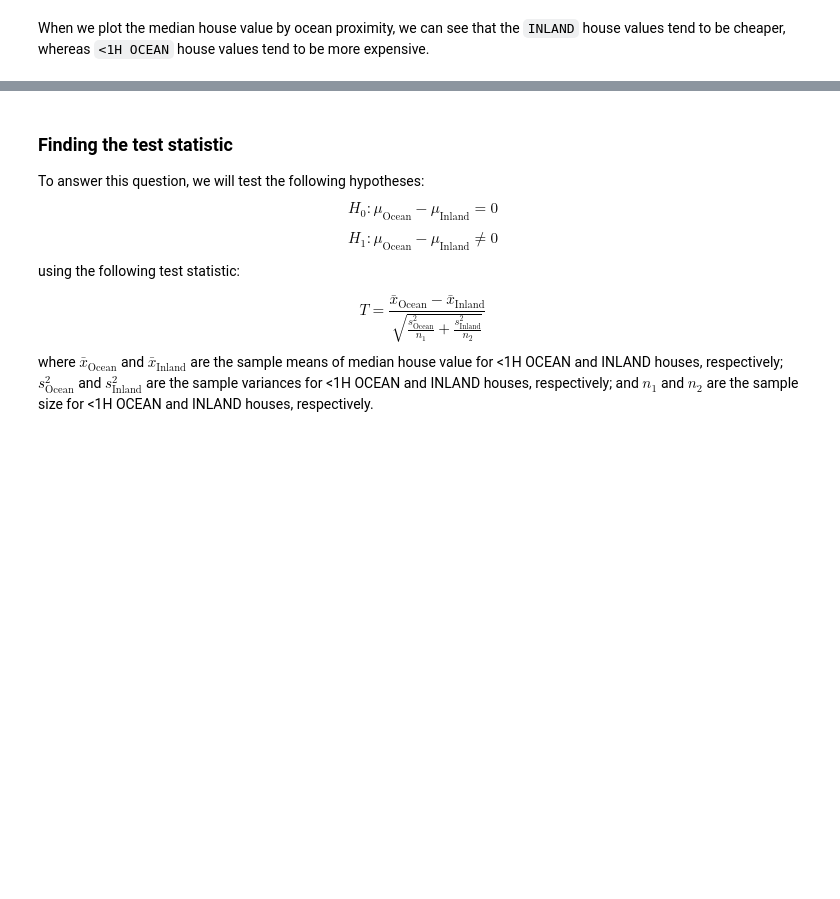
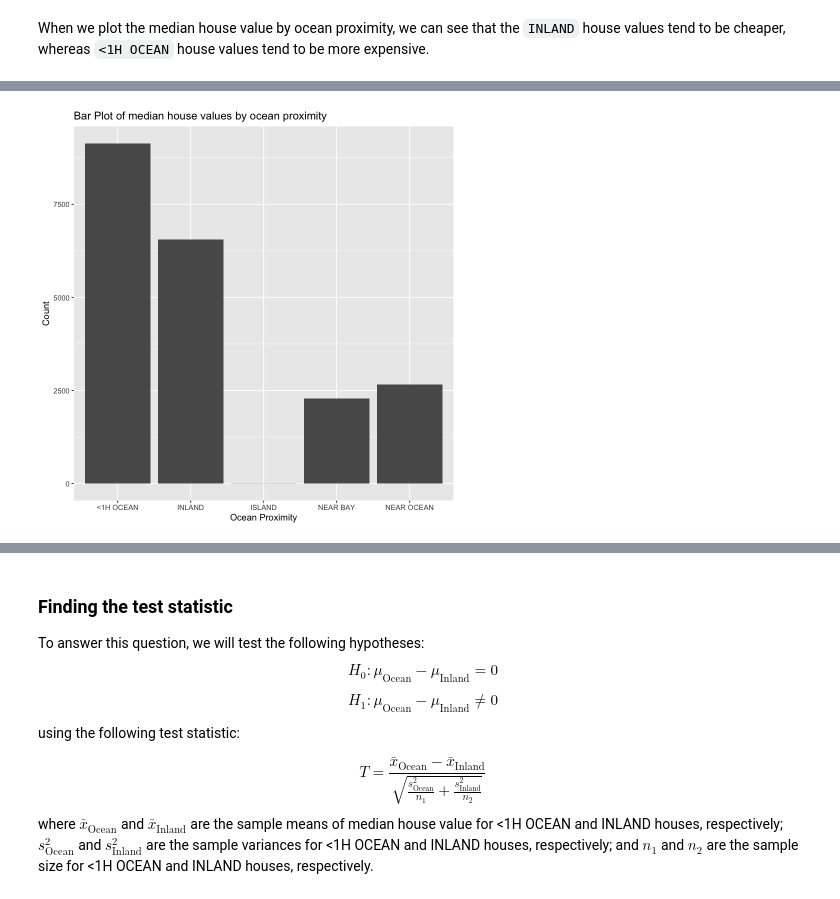
Before and after one commit to lavanyakandhari/stat-201-project-G41, a Jupyter notebook: project-final.ipynb, the cells around one changed output, grey strips where cells are left out. Saved outputs shown, nothing was run; the diff lists cells and outputs as text; code cells hidden in the pictures; blank space fills up the shorter version.

```diff
--- a/project-final.ipynb
+++ b/project-final.ipynb
@@ -293,0 +78,8 @@ obs_mean_diff
+# %%
+ggplot(housing, aes(x=ocean_proximity)) +
+    geom_bar()+
+    ggtitle("Bar Plot of median house values by ocean proximity") +
+    xlab("Ocean Proximity") +
+    ylab("Count")
+# %% [output]
+[figure, added]
```
Also changed, not shown: parts of 79 cells of this notebook, 1 other file.
